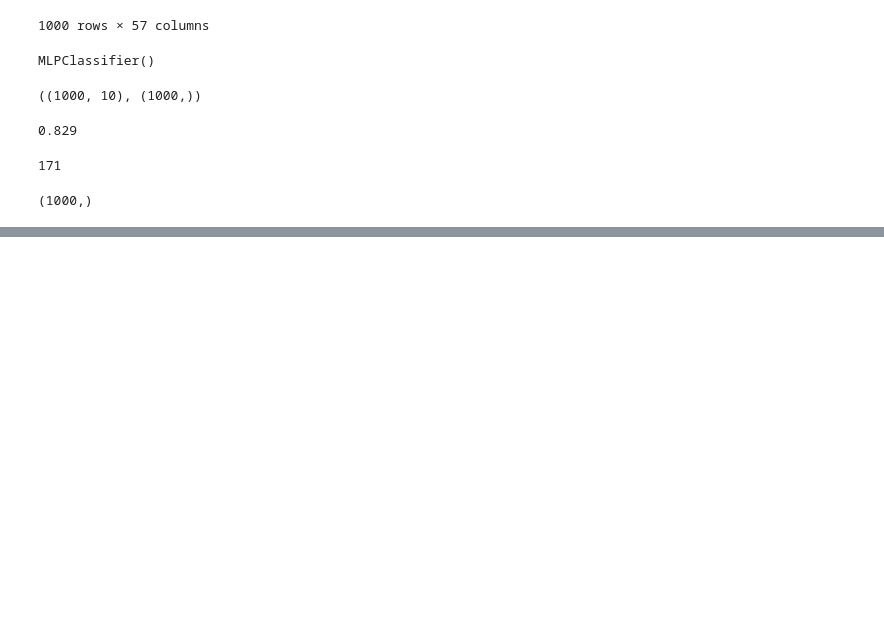
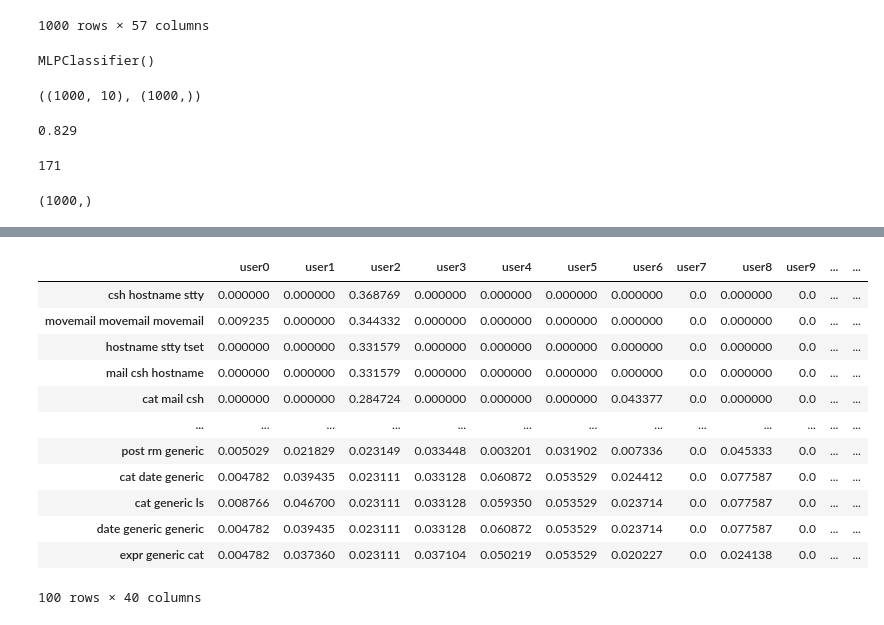
Before and after one commit to tommarz/mdca_challenge, a Jupyter notebook: Untitled.ipynb, the cells around one changed output, grey strips where cells are left out. Drawn from its saved outputs; the diff is of its cells as text; code cells hidden in the pictures; blank space fills up the shorter version.

```diff
--- a/Untitled.ipynb
+++ b/Untitled.ipynb
@@ -139,0 +247,23 @@ Final Grade: 55.38032786885246
+# %%
+documents = []
+for i in range(40):
+    documents.append(' '.join([' '.join(x) for x in seg_df.iloc[i,:50]]))
+tfidf = TfidfVectorizer(ngram_range=(3,3))
+data = tfidf.fit_transform(documents)
+tfidf_features = pd.DataFrame.sparse.from_spmatrix(data, columns=tfidf.get_feature_names_out()).sparse.to_dense().T
+tfidf_features.columns = [f'user{i}' for i in range(40)]
+tfidf_features.nlargest(100, 'user2')
+# %% [output]
+|  | user0 | user1 | user2 | user3 | user4 | user5 | user6 | user7 | user8 | user9 | ... | ... |
+| csh hostname stty | 0.000000 | 0.000000 | 0.368769 | 0.000000 | 0.000000 | 0.000000 | 0.000000 | 0.0 | 0.000000 | 0.0 | ... | ... |
+| movemail movemail movemail | 0.009235 | 0.000000 | 0.344332 | 0.000000 | 0.000000 | 0.000000 | 0.000000 | 0.0 | 0.000000 | 0.0 | ... | ... |
+| hostname stty tset | 0.000000 | 0.000000 | 0.331579 | 0.000000 | 0.000000 | 0.000000 | 0.000000 | 0.0 | 0.000000 | 0.0 | ... | ... |
+| mail csh hostname | 0.000000 | 0.000000 | 0.331579 | 0.000000 | 0.000000 | 0.000000 | 0.000000 | 0.0 | 0.000000 | 0.0 | ... | ... |
+| cat mail csh | 0.000000 | 0.000000 | 0.284724 | 0.000000 | 0.000000 | 0.000000 | 0.043377 | 0.0 | 0.000000 | 0.0 | ... | ... |
+| ... | ... | ... | ... | ... | ... | ... | ... | ... | ... | ... | ... | ... |
+| post rm generic | 0.005029 | 0.021829 | 0.023149 | 0.033448 | 0.003201 | 0.031902 | 0.007336 | 0.0 | 0.045333 | 0.0 | ... | ... |
+| cat date generic | 0.004782 | 0.039435 | 0.023111 | 0.033128 | 0.060872 | 0.053529 | 0.024412 | 0.0 | 0.077587 | 0.0 | ... | ... |
+| cat generic ls | 0.008766 | 0.046700 | 0.023111 | 0.033128 | 0.059350 | 0.053529 | 0.023714 | 0.0 | 0.077587 | 0.0 | ... | ... |
+| date generic generic | 0.004782 | 0.039435 | 0.023111 | 0.033128 | 0.060872 | 0.053529 | 0.023714 | 0.0 | 0.077587 | 0.0 | ... | ... |
+| expr generic cat | 0.004782 | 0.037360 | 0.023111 | 0.037104 | 0.050219 | 0.053529 | 0.020227 | 0.0 | 0.024138 | 0.0 | ... | ... |
+100 rows × 40 columns
```
Also changed, not shown: parts of 15 cells of this notebook, 2 other files.
